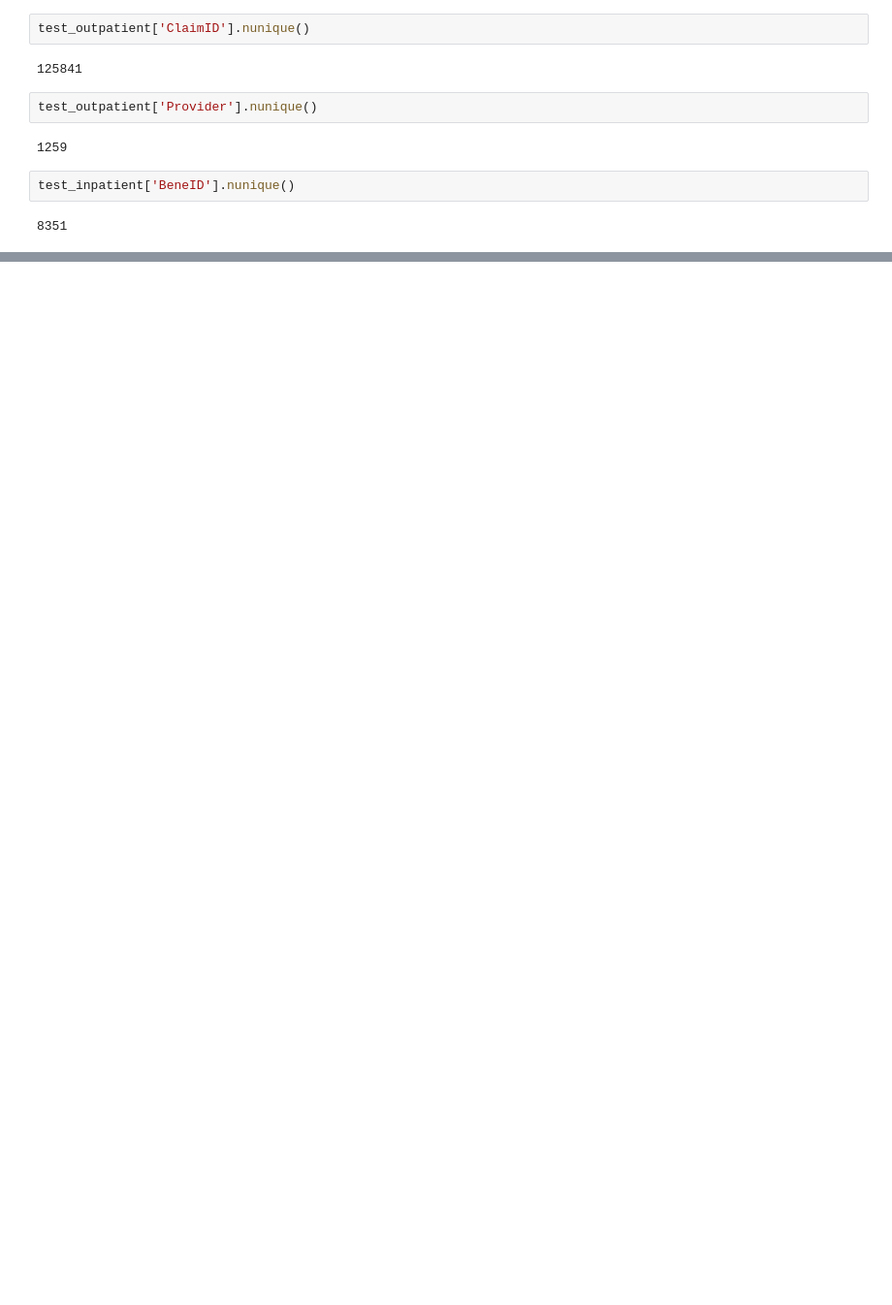
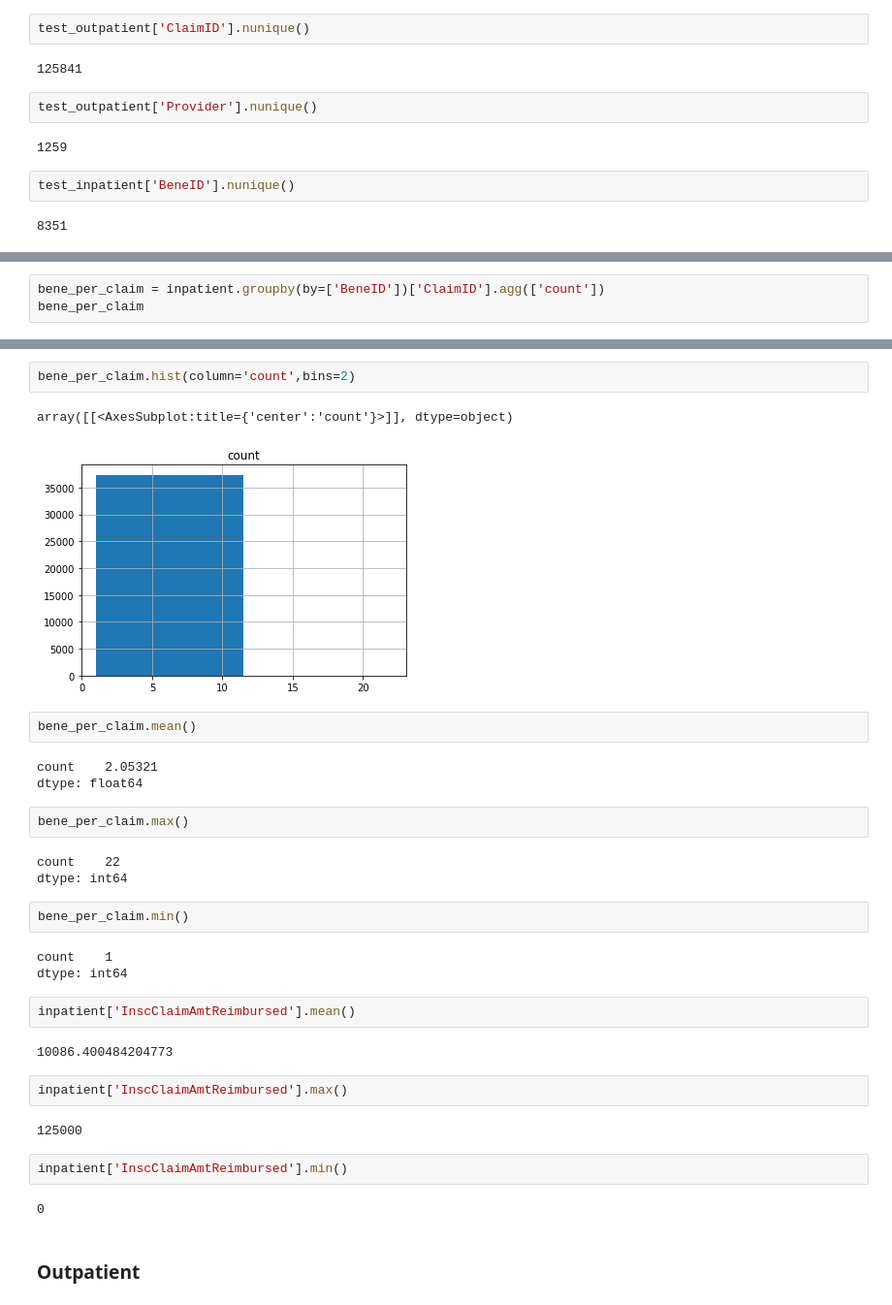
Before and after one commit to corpuzn12/fraudanalysis, a Jupyter notebook: FraudAnalysis.ipynb, the cells around one changed output, grey strips where cells are left out. Shown at 97% size. Cells and saved outputs as stored; diff of their text form; blank space fills up the shorter version.

```diff
--- a/FraudAnalysis.ipynb
+++ b/FraudAnalysis.ipynb
@@ -186,0 +671,3 @@ test_inpatient['Provider'].nunique()
+# %%
+bene_per_claim = inpatient.groupby(by=['BeneID'])['ClaimID'].agg(['count'])
+bene_per_claim
@@ -186,0 +689,34 @@ test_inpatient['Provider'].nunique()
+# %%
+bene_per_claim.hist(column='count',bins=2)
+# %% [output]
+array([[<AxesSubplot:title={'center':'count'}>]], dtype=object)
+[figure, added]
+# %%
+bene_per_claim.mean()
+# %% [output]
+count    2.05321
+dtype: float64
+# %%
+bene_per_claim.max()
+# %% [output]
+count    22
+dtype: int64
+# %%
+bene_per_claim.min()
+# %% [output]
+count    1
+dtype: int64
+# %%
+inpatient['InscClaimAmtReimbursed'].mean()
+# %% [output]
+10086.400484204773
+# %%
+inpatient['InscClaimAmtReimbursed'].max()
+# %% [output]
+125000
+# %%
+inpatient['InscClaimAmtReimbursed'].min()
+# %% [output]
+0
+# %% [markdown]
+### Outpatient
```
Also changed, not shown: parts of 122 cells of this notebook.
